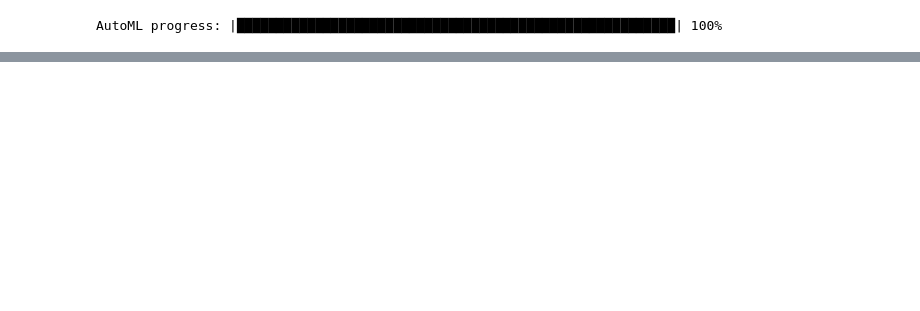
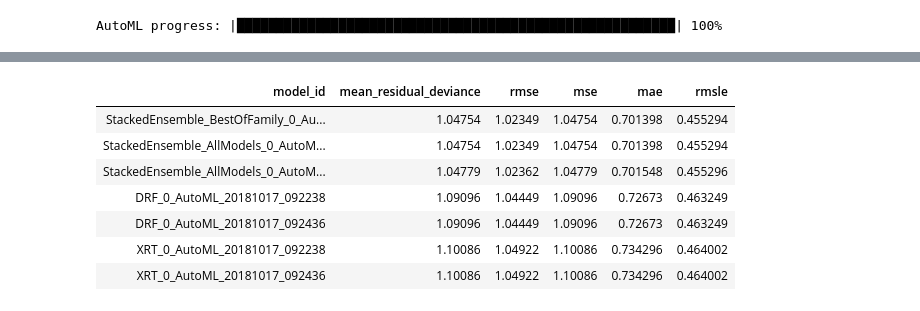
Before and after one commit to jeanettehead/tracker-ml, a Jupyter notebook: tracker_models.ipynb, the cells around one changed output, grey strips where cells are left out. Cells and saved outputs as stored; diff of their text form; code cells hidden in the pictures; blank space fills up the shorter version.

```diff
--- a/tracker_models.ipynb
+++ b/tracker_models.ipynb
@@ -355,0 +299,11 @@ Parse progress: |█████████████████████
+# %%
+ aml.leaderboard
+# %% [output]
+| model_id | mean_residual_deviance | rmse | mse | mae | rmsle |
+| StackedEnsemble_BestOfFamily_0_Au... | 1.04754 | 1.02349 | 1.04754 | 0.701398 | 0.455294 |
+| StackedEnsemble_AllModels_0_AutoM... | 1.04754 | 1.02349 | 1.04754 | 0.701398 | 0.455294 |
+| StackedEnsemble_AllModels_0_AutoM... | 1.04779 | 1.02362 | 1.04779 | 0.701548 | 0.455296 |
+| DRF_0_AutoML_20181017_092238 | 1.09096 | 1.04449 | 1.09096 | 0.72673 | 0.463249 |
+| DRF_0_AutoML_20181017_092436 | 1.09096 | 1.04449 | 1.09096 | 0.72673 | 0.463249 |
+| XRT_0_AutoML_20181017_092238 | 1.10086 | 1.04922 | 1.10086 | 0.734296 | 0.464002 |
+| XRT_0_AutoML_20181017_092436 | 1.10086 | 1.04922 | 1.10086 | 0.734296 | 0.464002 |
```
Also changed, not shown: parts of 15 cells of this notebook.
